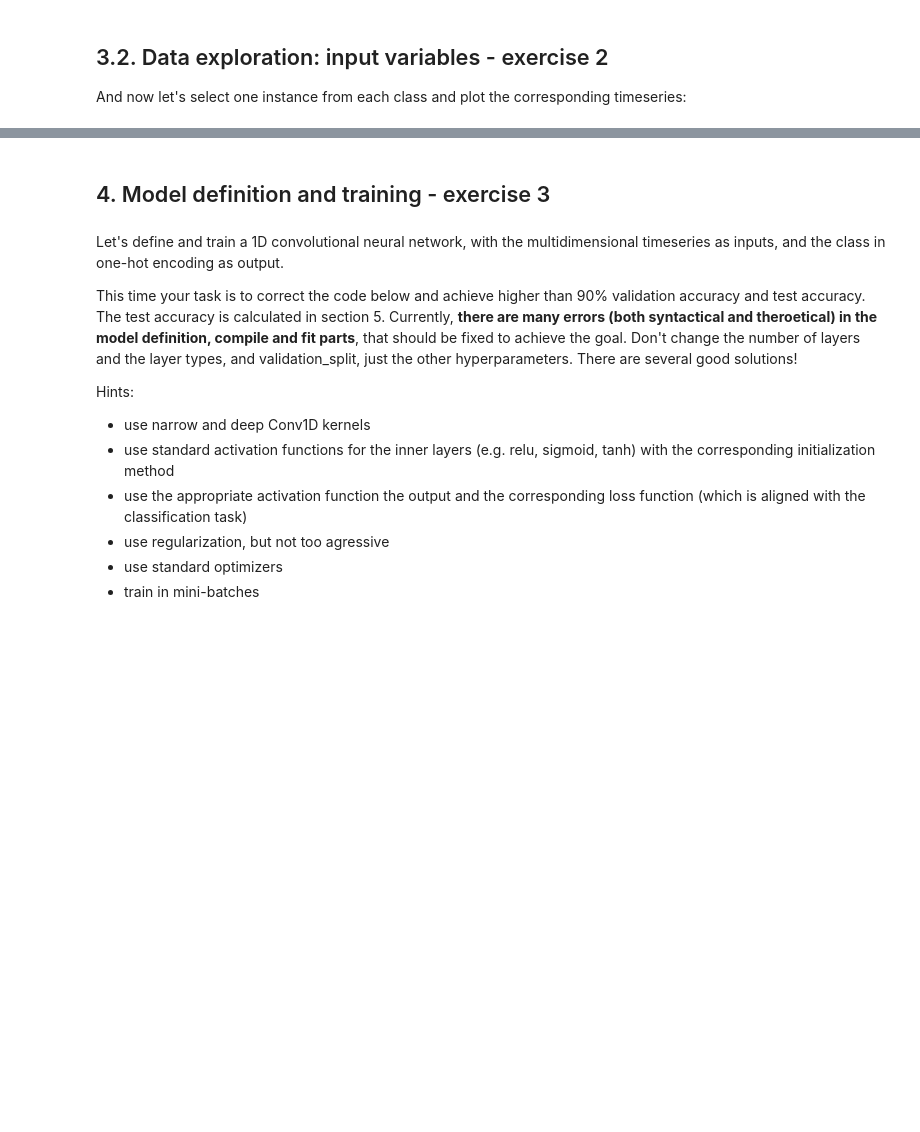
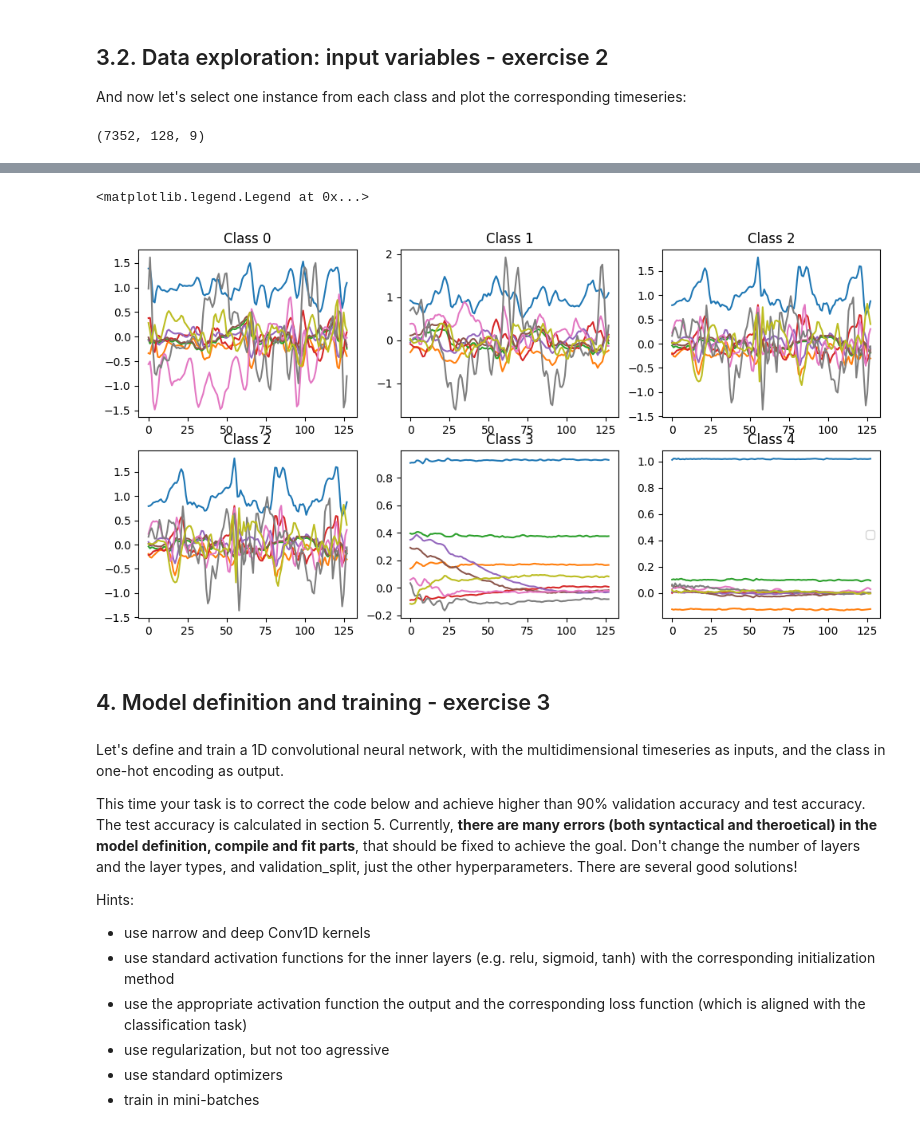
Before and after one commit to rjaa2020/deep-learning-sp23, a Jupyter notebook: Rahul_8_1D_CNN_activity_recognition_assessment.ipynb, the cells around one changed output, grey strips where cells are left out. Saved outputs shown, nothing was run; the diff lists cells and outputs as text; code cells hidden in the pictures; blank space fills up the shorter version.

```diff
--- a/Rahul_8_1D_CNN_activity_recognition_assessment.ipynb
+++ b/Rahul_8_1D_CNN_activity_recognition_assessment.ipynb
@@ -116,6 +121,10 @@ sns.histplot(np.argmax(Y_train,axis=1))
 # %% [markdown]
 ## 3.2. Data exploration: input variables - exercise 2
 And now let's select one instance from each class and plot the corresponding timeseries:
+# %%
+print(X_train.shape)
+# %% [output]
+(7352, 128, 9)
 # %%
 fig, axs = plt.subplots(nrows=2, ncols=3, figsize=(12, 6))
 
@@ -123,6 +132,8 @@ for i in range(2): # row
   for k in range(3): # column
     for l in range(X_train.shape[2]): # dimensons to be displayed
       class_no=i*2+k
-      axs[i,k].plot(<TODO: select the input sequence of one instance from class #class_no>)
+      axs[i,k].plot(X_train[np.argmax(Y_train[:,class_no]),:, l])
+      #axs[i,k].plot(<TODO: select the input sequence of one instance from class #class_no>)
       axs[i,k].title.set_text("Class "+str(class_no))
 plt.legend()
+# %% [output]
@@ -129,3 +141,5 @@ plt.legend()
+<matplotlib.legend.Legend at 0x...>
+[figure, added]
 # %% [markdown]
 ## 4. Model definition and training - exercise 3
 # %% [markdown]
```
Also changed, not shown: parts of 15 cells of this notebook.
